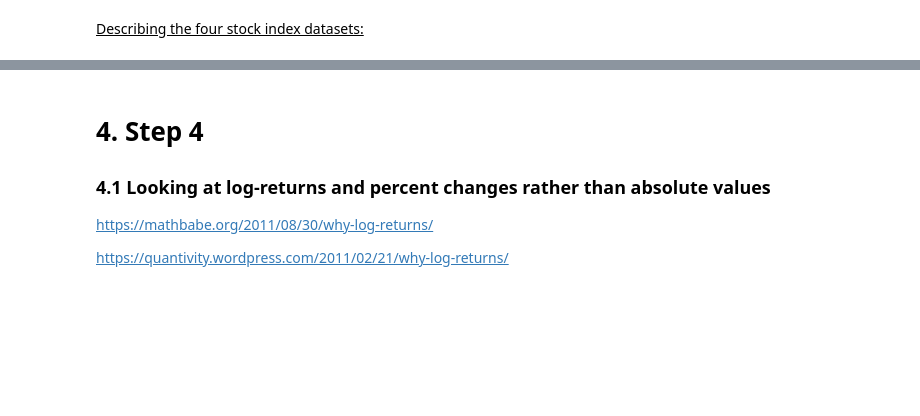
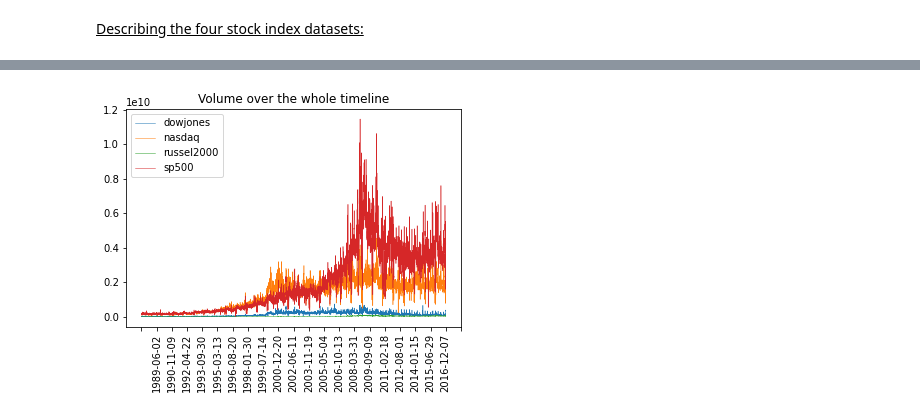
Before and after one commit to qlero/financial_crisis_prediction_homology, a Jupyter notebook: persistent_homology_TS.ipynb, the cells around one changed output, grey strips where cells are left out. Saved outputs shown, nothing was run; the diff lists cells and outputs as text; code cells hidden in the pictures; blank space fills up the shorter version.

```diff
--- a/persistent_homology_TS.ipynb
+++ b/persistent_homology_TS.ipynb
@@ -151,8 +191,5 @@ plot_price_data([dowjones, nasdaq, russel2000, sp500],
-# %% [markdown]
-# 4. Step 4
-
-### 4.1 Looking at log-returns and percent changes rather than absolute values
-
-https://mathbabe.org/2011/08/30/why-log-returns/
-
-https://quantivity.wordpress.com/2011/02/21/why-log-returns/
+# %%
+plot_price_data([dowjones, nasdaq, russel2000, sp500], legend, "volume",
+                "Volume over the whole timeline")
+# %% [output]
+[figure, added]
```
Also changed, not shown: parts of 24 cells of this notebook, 1 other file.
